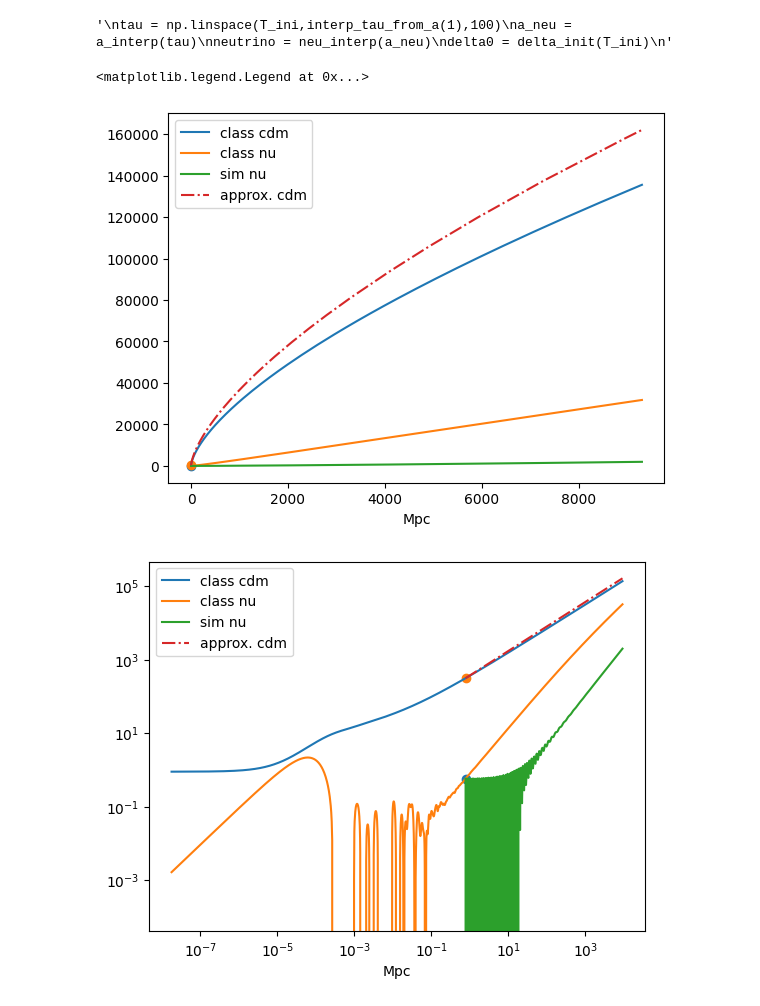
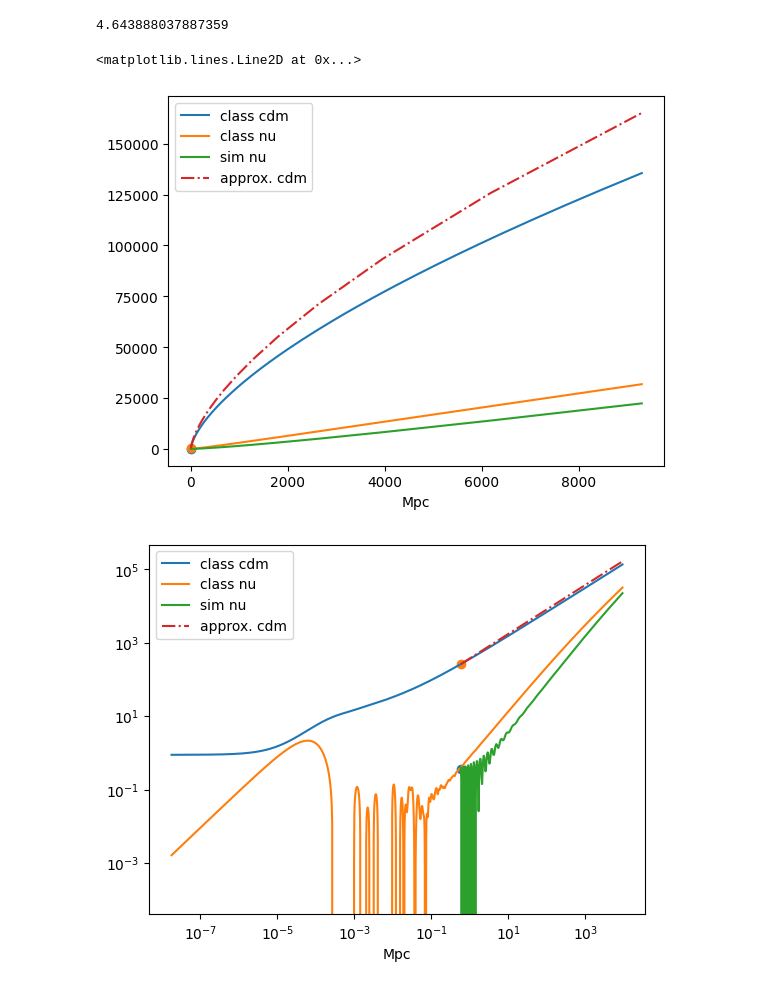
Before and after one commit to eriksteenberg/Power-spectrum-Test, a Jupyter notebook: 21-03-2023.ipynb, the cells around one changed output. Cells and saved outputs as stored; diff of their text form; code cells hidden in the pictures.

```diff
--- a/21-03-2023.ipynb
+++ b/21-03-2023.ipynb
@@ -12,9 +12,13 @@ import matplotlib.pyplot as plt
 import scipy.integrate as inv
 import numpy as np
 import scipy.special as special
+# %%
+cs_factor = (25*special.zeta(5)/special.zeta(3))**0.5
+print(cs_factor)
+# %% [output]
+4.643888037887359
 # %%
 
-cs_factor = (25*special.zeta(5)/special.zeta(3))**0.5
 factor = cs_factor
 mv_test = 1
 kvec = [1]
@@ -67,8 +71,8 @@ tau_class = pts[k_ind]["tau [Mpc]"]
 delta_neutrino_class = pts[k_ind]["delta_ncdm[0]"]
 theta_neutrino_class = pts[k_ind]["theta_ncdm[0]"]
 a_class = pts[k_ind]["a"]
+#=======================
 
-#=======================
 # interpolation af class data
 # ==============================
 tid_class = scipy.interpolate.interp1d(bg['conf. time [Mpc]'],tid)(tau_class)
@@ -80,32 +84,25 @@ neu_tid = scipy.interpolate.interp1d(tid_class,delta_neutrino_class)
 neu_interp = scipy.interpolate.interp1d(a_class,delta_neutrino_class)
 a_interp = scipy.interpolate.interp1d(tau_class,a_class)
 a_interp_tid = scipy.interpolate.interp1d(a_class,tid_class)
-
 # ===============================
-
-# valg a z-start værdi
-# ===============================
-z = 500
-a0 = 1/(1+z)
-a_span = [a0,1]
-# ===============================
-# danner start værdier for conformal og fysisk tid og delta_cdm
-# ===============================
-T_ini = float(interp_tau_from_a(a0))
-T_ini_tid = float(interp_tid_from_a(a0))
-T_0 =  float(T_ini_tid)
-delta0 = delta_init(T_ini)
-# ===============================
-
-"""
-tau = np.linspace(T_ini,interp_tau_from_a(1),100)
-a_neu = a_interp(tau)
-neutrino = neu_interp(a_neu)
-delta0 = delta_init(T_ini)
-"""
-# %% [output]
-'\ntau = np.linspace(T_ini,interp_tau_from_a(1),100)\na_neu = a_interp(tau)\nneutrino = neu_interp(a_neu)\ndelta0 = delta_init(T_ini)\n'
 # %%
+cs_factor = (25*special.zeta(5)/special.zeta(3))**0.5  # det virker med denne skalering
+cs_factor = 2.4
+# valg a z-start værdi
+# ===============================
+z = 600
+a0 = 1/(1+z)
+a_span = [a0,1]
+# ===============================
+# danner start værdier for conformal og fysisk tid og delta_cdm
+# ===============================
+T_ini = float(interp_tau_from_a(a0))
+T_ini_tid = float(interp_tid_from_a(a0))
+T_0 =  float(T_ini_tid)
+delta0 = delta_init(T_ini)
+# ===============================
+
+
 # JEg har skreve cs(a) som c/a i mathmatica så vi definere først c
 # ===============================
 c = cs(1,mv_test,factor)
@@ -114,49 +111,56 @@ c = cs(1,mv_test,factor)
 # diff ligning i fysisk tid
 # ===============================
 
-def func(t,y):
+def func(t,y,a0):
     delta = y[0]
     t0 = tid[-1]
     d_delta = y[1]
     H = 2/3 * t**(-1)
     a = (t/t0)**(2/3)
-    a0 = (float(T_ini_tid)/t0)**(2/3)
+
     d2_delta = - 2 * H * d_delta + 3/2 * (H**2) * delta0/(a0) * a - (c*k)**2 * delta/a**4
 
     return [d_delta,d2_delta]
 
 y0 = np.array([neu_interp(a0),0])
 t = [T_0,tid[-1]]
-sol = scipy.integrate.solve_ivp(func,t,y0)
+a0 = ((T_0)/t0)**(2/3)
+sol = scipy.integrate.solve_ivp(func,t,y0,args=(a0,))
 # ===============================
 
 
 plt.figure(1)
 plt.plot(tid_class,-delta_class,label="class cdm")
 plt.plot(tid_class,-delta_neutrino_class,label="class nu")
 plt.plot(sol.t,-sol.y[0],label="sim nu")
 
 # delta0/a0 * a
 D = delta0 / (sol.t[0]/sol.t[-1])**(2/3) * (sol.t/sol.t[-1])**(2/3)
 plt.plot(sol.t,-D ,"-.",label="approx. cdm")
 
 plt.xlabel("Mpc")
 plt.scatter(T_ini_tid,-neu_interp(a0))
 plt.scatter(T_ini_tid,-D[0])
 plt.legend()
 
 plt.figure(2)
 plt.loglog(tid_class,-delta_class,label="class cdm")
 plt.plot(tid_class,-delta_neutrino_class,label="class nu")
 
 plt.plot(sol.t,-sol.y[0],label="sim nu")
 
-plt.plot(sol.t,-delta0*(sol.t/sol.t[0])**(2/3) ,"-.",label="approx. cdm")
+plt.plot(sol.t,-D,"-.",label="approx. cdm")
 plt.xlabel("Mpc")
 plt.scatter(T_ini_tid,-neu_interp(a0))
 plt.scatter(T_ini_tid,-D[0])
+#plt.loglog(tid_class,-delta_class/4)
 plt.legend()
+plt.figure(12412)
+plt.loglog(tid_class,delta_neutrino_class/delta_class)
+plt.loglog(tid_class,[1/4 for i in tid_class])
+plt.loglog(tid_class,[1e-3 for i in tid_class])
+plt.axvline(T_0)
 # %% [output]
-<matplotlib.legend.Legend at 0x...>
+<matplotlib.lines.Line2D at 0x...>
-[figure, old version]
+[figure, new version]
-[figure, old version]
+[figure, new version]
```
Also changed, not shown: parts of 5 cells of this notebook.
